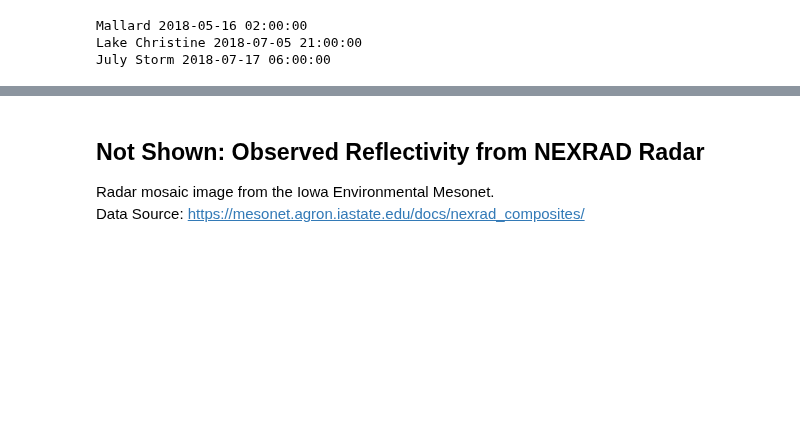
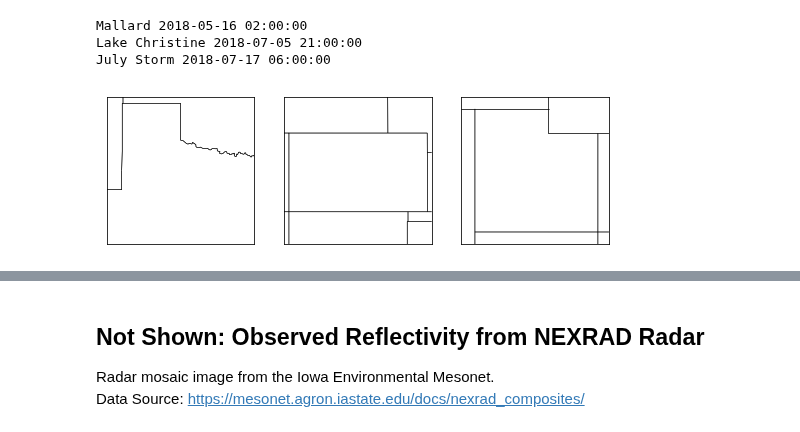
Before and after one commit to blaylockbk/pyBKB_v3, a Jupyter notebook: publications/GLM_HRRR/Fig-04_Cases-Map.ipynb, the cells around one changed output, grey strips where cells are left out. Cells and saved outputs as stored; diff of their text form; code cells hidden in the pictures; blank space fills up the shorter version.

```diff
--- a/publications/GLM_HRRR/Fig-04_Cases-Map.ipynb
+++ b/publications/GLM_HRRR/Fig-04_Cases-Map.ipynb
@@ -130,4 +147,21 @@ for event in events:
 Mallard 2018-05-16 02:00:00
 Lake Christine 2018-07-05 21:00:00
 July Storm 2018-07-17 06:00:00
+# %%
+# Map objects for each state: [(map center in lat/lon), (map size in degrees)]
+Utah = [(39.5, -111.6), (3., 3.)]
+Colorado = [(39.1, -105.55), (3.75, 3.75)]
+Texas = [(33., -100.), (3.85, 3.85)]
+
+mUtah = draw_centermap(center=Utah[0], size=Utah[1])
+mColorado = draw_centermap(center=Colorado[0], size=Colorado[1])
+mTexas = draw_centermap(center=Texas[0], size=Texas[1])
+
+fig, axes = plt.subplots(1,3, figsize=(9,3))
+
+for m, ax in zip([mTexas, mColorado, mUtah], axes):
+    plt.sca(ax)
+    m.drawstates()
+# %% [output]
+[figure, added]
 # %%
```
Also changed, not shown: parts of 7 cells of this notebook, 7 other files.
